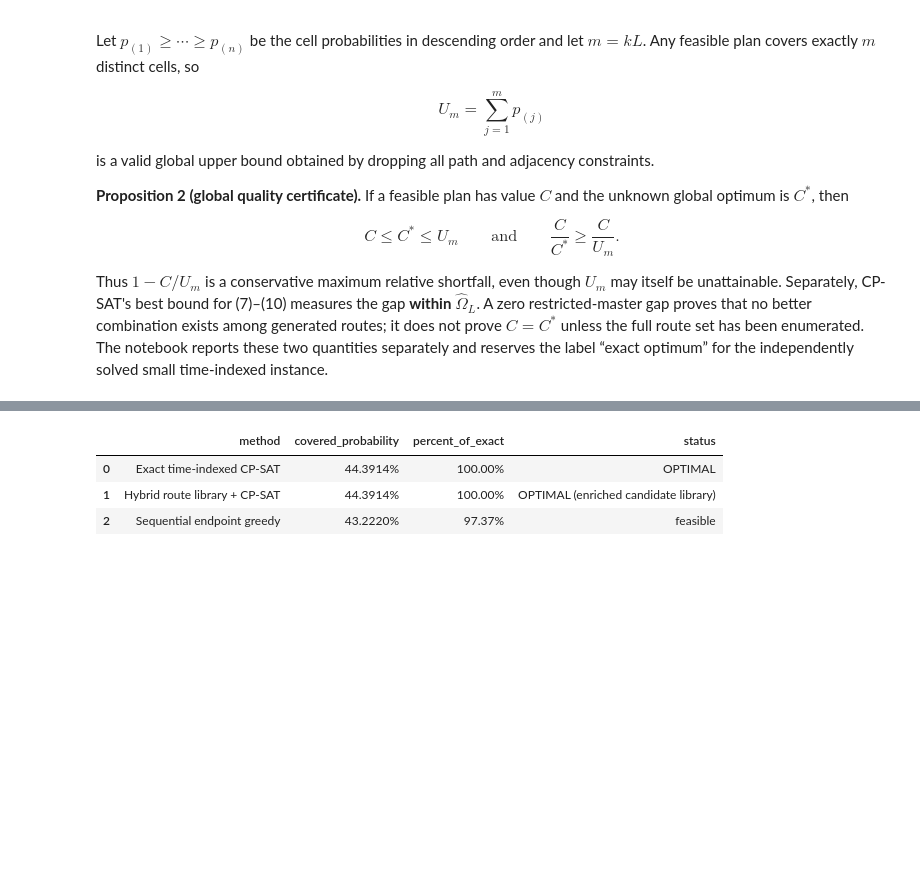
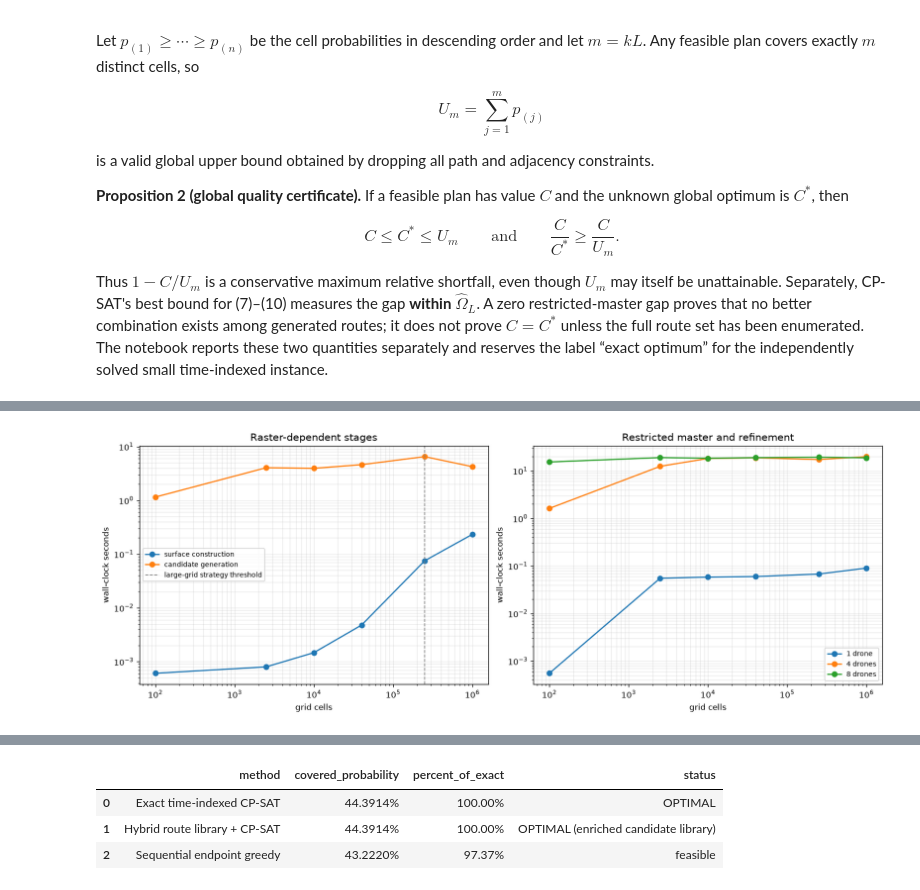
Before and after one commit to apwheele/optimal-search-drone-routing, a Jupyter notebook: optimal_search.ipynb, the cells around one changed output, grey strips where cells are left out. Cells and saved outputs as stored; diff of their text form; code cells hidden in the pictures; blank space fills up the shorter version.

Commit message:
Add computational scaling benchmark and timing analysis

```diff
--- a/optimal_search.ipynb
+++ b/optimal_search.ipynb
@@ -240,0 +328,28 @@ The implementation treats validation as part of the algorithm rather than presen
+# %%
+fig, axes = plt.subplots(1, 2, figsize=(13, 4.7), constrained_layout=True)
+
+by_grid = timings.sort_values("grid_cells").drop_duplicates("grid_cells")
+axes[0].plot(by_grid["grid_cells"], by_grid["surface_seconds"], marker="o",
+             label="surface construction")
+axes[0].plot(by_grid["grid_cells"], by_grid["candidate_generation_seconds"], marker="o",
+             label="candidate generation")
+axes[0].axvline(250_000, color="gray", linestyle="--", linewidth=1,
+                label="large-grid strategy threshold")
+axes[0].set(xscale="log", yscale="log", xlabel="grid cells", ylabel="wall-clock seconds",
+            title="Raster-dependent stages")
+axes[0].grid(alpha=0.25, which="both")
+axes[0].legend(fontsize=8)
+
+for drones, group in timings.groupby("drones"):
+    group = group.sort_values("grid_cells")
+    axes[1].plot(group["grid_cells"], group["planning_seconds"], marker="o",
+                 label=f"{drones} drone{'s' if drones > 1 else ''}")
+axes[1].set(xscale="log", yscale="log", xlabel="grid cells", ylabel="wall-clock seconds",
+            title="Restricted master and refinement")
+axes[1].grid(alpha=0.25, which="both")
+axes[1].legend(fontsize=8)
+
+fig.savefig(OUTPUT / "timing_scaling.png", bbox_inches="tight")
+plt.show()
+# %% [output]
+[figure, added]
```
Also changed, not shown: parts of 10 cells of this notebook, 16 other files.
